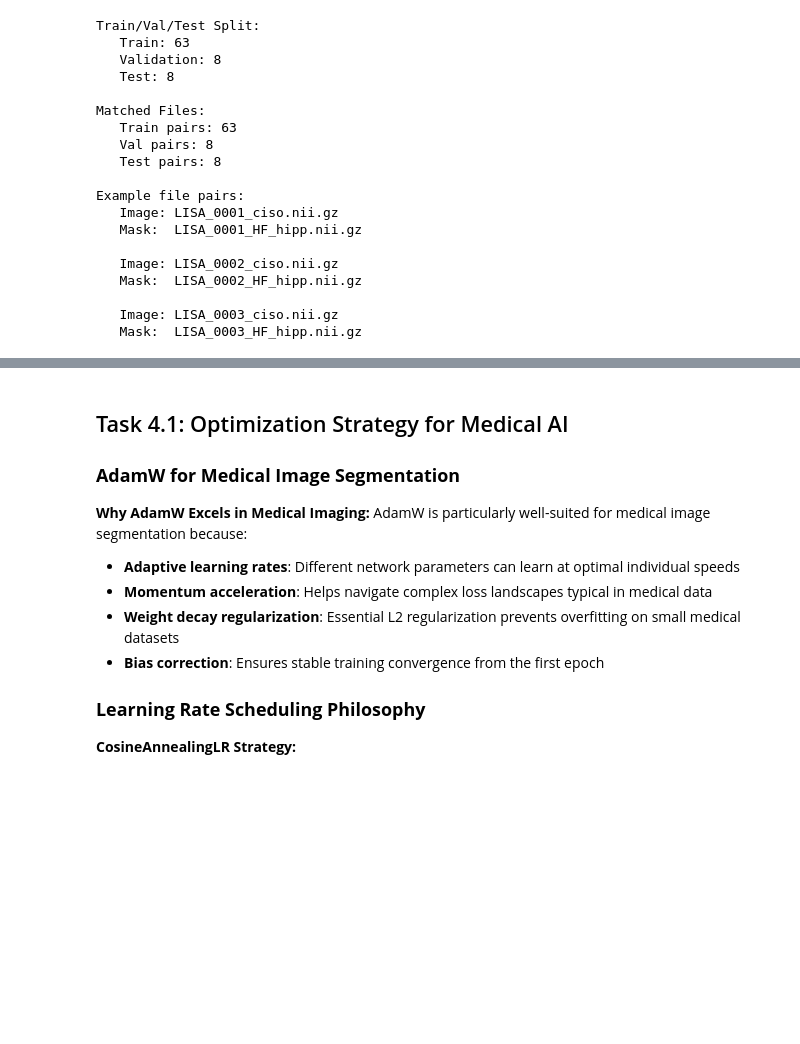
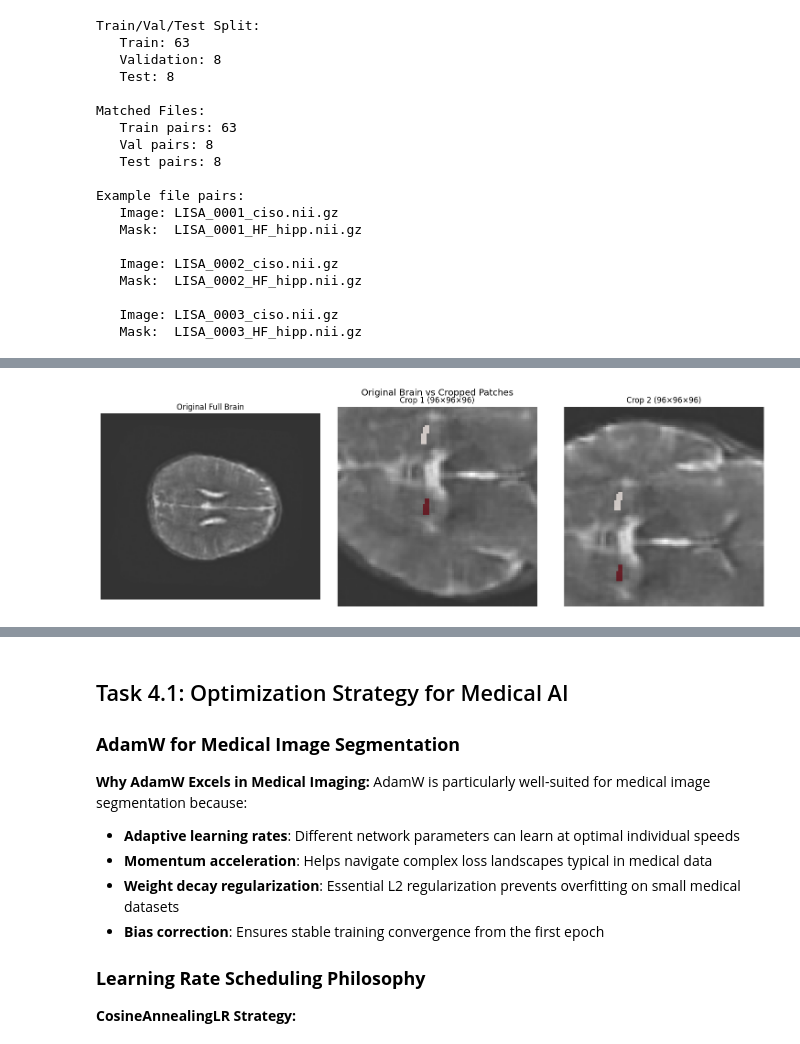
Before and after one commit to BioMedIA-MBZUAI/RISE-Summer-School, a Jupyter notebook: Day_3_Hippocampus_Segmentation.ipynb, the cells around one changed output, grey strips where cells are left out. Cells and saved outputs as stored; diff of their text form; code cells hidden in the pictures; blank space fills up the shorter version.

```diff
--- a/Day_3_Hippocampus_Segmentation.ipynb
+++ b/Day_3_Hippocampus_Segmentation.ipynb
@@ -558,3 +606,82 @@ test_ds = Dataset(data=test_data_dicts, transform=val_transform)
 train_loader = DataLoader(train_ds, batch_size=2, shuffle=True, num_workers=0, pin_memory=False)
 val_loader = DataLoader(val_ds, batch_size=1, shuffle=False, num_workers=0, pin_memory=False)
 test_loader = DataLoader(test_ds, batch_size=1, shuffle=False, num_workers=0, pin_memory=False)
+# %%
+# Transform without CropForegroundd to see full original
+original_transform = Compose([
+    LoadImaged(keys=["image", "label"]),
+    EnsureChannelFirstd(keys=["image", "label"]),
+    Orientationd(keys=["image", "label"], axcodes="RAS"),
+    ScaleIntensityRanged(keys=["image"], a_min=0, a_max=95, b_min=0.0, b_max=1.0, clip=True),
+])
+
+# Get original data
+sample_data = train_data_dicts[0]
+original = original_transform(sample_data)
+
+# Apply preprocessing first (like in your training pipeline)
+preprocess_for_crop = Compose([
+    LoadImaged(keys=["image", "label"]),
+    EnsureChannelFirstd(keys=["image", "label"]),
+    Orientationd(keys=["image", "label"], axcodes="RAS"),
+    ScaleIntensityRanged(keys=["image"], a_min=0, a_max=95, b_min=0.0, b_max=1.0, clip=True),
+    CropForegroundd(keys=["image", "label"], source_key="image"),
+    ResizeWithPadOrCropd(keys=["image", "label"], spatial_size=(128, 128, 128)),
+])
+
+# Apply cropping transform
+crop_transform = RandCropByPosNegLabeld(
+    keys=["image", "label"],
+    label_key="label",
+    spatial_size=(96, 96, 96),
+    num_samples=2,
+    pos=2,
+    neg=0,
+    allow_smaller=True
+)
+
+# Get preprocessed data and apply cropping
+preprocessed = preprocess_for_crop(sample_data)
+cropped_samples = crop_transform(preprocessed)
+
+
+def show_middle_slice(image, label, title, ax):
+    """Show middle slice with red hippocampus overlay"""
+    mid_slice = image.shape[-1] // 2
+    img_slice = image[0, :, :, mid_slice]
+    label_slice = label[0, :, :, mid_slice]
+
+    ax.imshow(img_slice, cmap='gray', alpha=0.8)
+
+    # Red overlay for hippocampus
+    mask = np.ma.masked_where(label_slice == 0, label_slice)
+    ax.imshow(mask, cmap='Reds', alpha=0.7)
+
+    ax.set_title(title, fontsize=12)
+    ax.axis('off')
+
+# Create simple 1x3 visualization
+fig, axes = plt.subplots(1, 3, figsize=(15, 5))
+fig.suptitle('Original Brain vs Cropped Patches', fontsize=14)
+
+# Original full brain
+show_middle_slice(original['image'], original['label'],
+                 'Original Full Brain', axes[0])
+
+# First crop
+show_middle_slice(cropped_samples[0]['image'], cropped_samples[0]['label'],
+                 'Crop 1 (96×96×96)', axes[1])
+
+# Second crop
+show_middle_slice(cropped_samples[1]['image'], cropped_samples[1]['label'],
+                 'Crop 2 (96×96×96)', axes[2])
+
+plt.tight_layout()
+plt.show()
+
+# Show statistics
+original_hipp = np.sum(original['label'] > 0)
+crop1_hipp = np.sum(cropped_samples[0]['label'] > 0)
+crop2_hipp = np.sum(cropped_samples[1]['label'] > 0)
+# %% [output]
+[figure, added]
```
Also changed, not shown: parts of 21 cells of this notebook.
